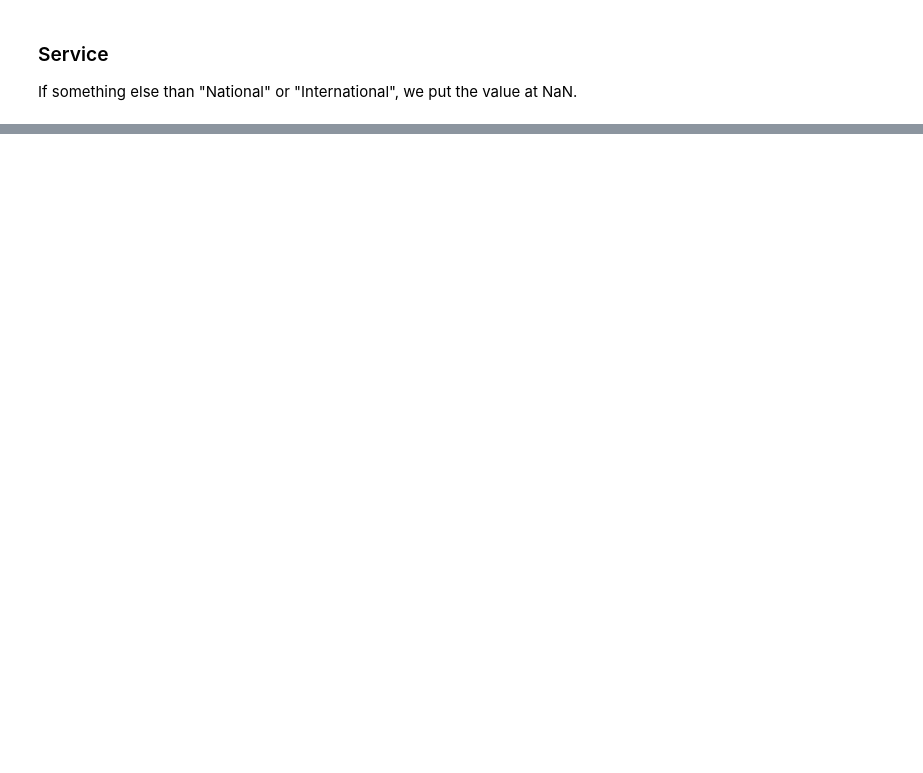
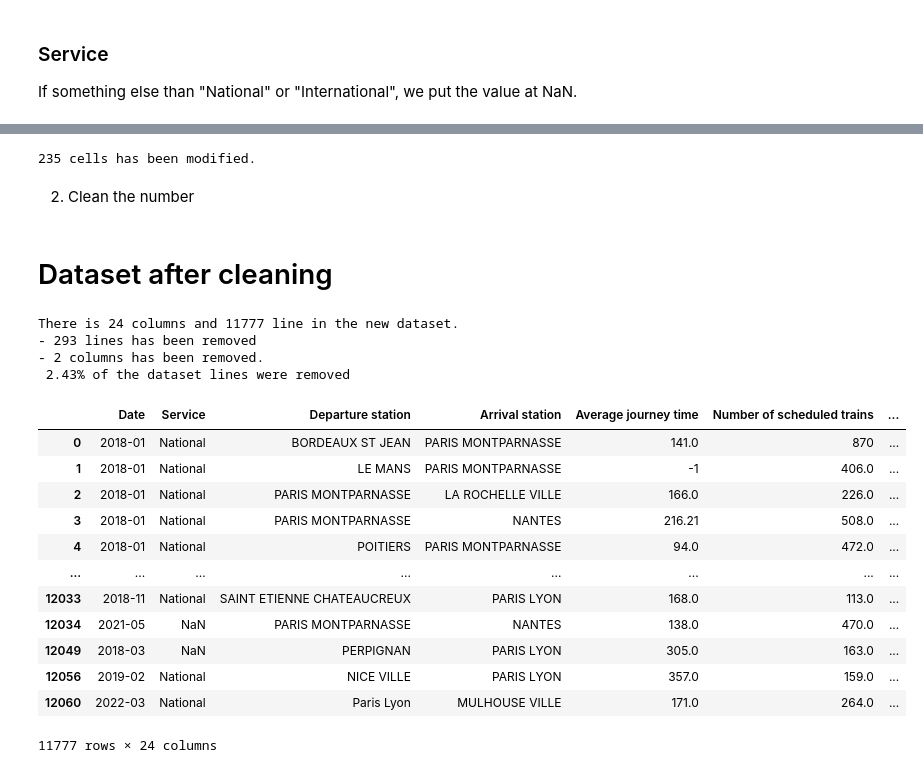
Before and after one commit to Evabela/Tardis, a Jupyter notebook: tardis_eda.ipynb, the cells around one changed output, grey strips where cells are left out. Cells and saved outputs as stored; diff of their text form; code cells hidden in the pictures; blank space fills up the shorter version.

Commit message:
<add> (tardis_eda.ipynb) : basic cleaning of all columns

```diff
--- a/tardis_eda.ipynb
+++ b/tardis_eda.ipynb
@@ -103,0 +691,11 @@ display(df)
+# %%
+values = df["Pct delay due to station management and equipment reuse"]
+nb_modified = 0
+
+for i in range(len(values)):
+    if pd.isnull(values.iloc[i]):
+        values.iloc[i] = "-1"
+        nb_modified += 1
+
+df.update(values)
+print(f"{nb_modified} cells has been modified.")
@@ -103,0 +706,7 @@ display(df)
+# %%
+values = df["Pct delay due to station management and equipment reuse"]
+
+for i in range(len(values)):
+    values.iloc[i] = values.iloc[i].strip()
+
+df.update(values)
@@ -103,0 +719,51 @@ display(df)
+# %%
+values = df["Pct delay due to passenger handling (crowding, disabled persons, connections)"]
+nb_modified = 0
+
+for i in range(len(values)):
+    if pd.isnull(values.iloc[i]):
+        values.iloc[i] = "-1"
+        nb_modified += 1
+
+df.update(values)
+print(f"{nb_modified} cells has been modified.")
+# %% [output]
+235 cells has been modified.
+# %% [markdown]
+2. Clean the number
+# %%
+values = df["Pct delay due to passenger handling (crowding, disabled persons, connections)"]
+
+for i in range(len(values)):
+    values.iloc[i] = values.iloc[i].strip()
+
+df.update(values)
+# %% [markdown]
+# Dataset after cleaning
+# %%
+old_df = pd.read_csv("dataset.csv", sep=";")
+
+old_nb_line, old_nb_col = old_df.shape
+nb_line, nb_col = df.shape
+
+print(f"\nThere is {nb_col} columns and {nb_line} line in the new dataset.\n- {old_nb_line - nb_line} lines has been removed\n- {old_nb_col - nb_col} columns has been removed.\n {((old_nb_line - nb_line) / old_nb_line * 100):.2f}% of the dataset lines were removed")
+
+display(df)
+# %% [output]
+There is 24 columns and 11777 line in the new dataset.
+- 293 lines has been removed
+- 2 columns has been removed.
+ 2.43% of the dataset lines were removed
+|  | Date | Service | Departure station | Arrival station | Average journey time | Number of scheduled trains | ... |
+| 0 | 2018-01 | National | BORDEAUX ST JEAN | PARIS MONTPARNASSE | 141.0 | 870 | ... |
+| 1 | 2018-01 | National | LE MANS | PARIS MONTPARNASSE | -1 | 406.0 | ... |
+| 2 | 2018-01 | National | PARIS MONTPARNASSE | LA ROCHELLE VILLE | 166.0 | 226.0 | ... |
+| 3 | 2018-01 | National | PARIS MONTPARNASSE | NANTES | 216.21 | 508.0 | ... |
+| 4 | 2018-01 | National | POITIERS | PARIS MONTPARNASSE | 94.0 | 472.0 | ... |
+| ... | ... | ... | ... | ... | ... | ... | ... |
+| 12033 | 2018-11 | National | SAINT ETIENNE CHATEAUCREUX | PARIS LYON | 168.0 | 113.0 | ... |
+| 12034 | 2021-05 | NaN | PARIS MONTPARNASSE | NANTES | 138.0 | 470.0 | ... |
+| 12049 | 2018-03 | NaN | PERPIGNAN | PARIS LYON | 305.0 | 163.0 | ... |
+| 12056 | 2019-02 | National | NICE VILLE | PARIS LYON | 357.0 | 159.0 | ... |
+| 12060 | 2022-03 | National | Paris Lyon | MULHOUSE VILLE | 171.0 | 264.0 | ... |
+11777 rows × 24 columns
```
Also changed, not shown: parts of 78 cells of this notebook.
